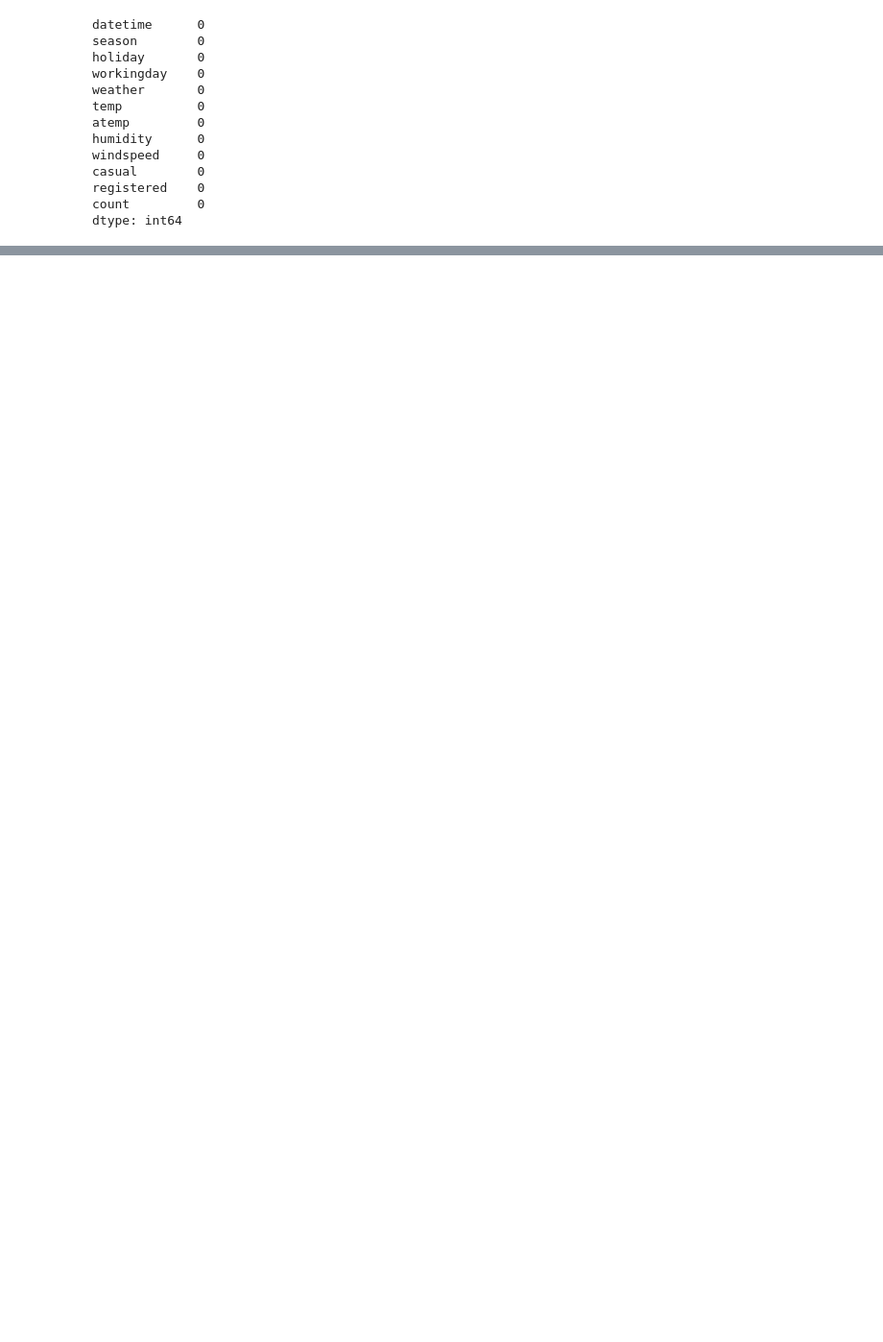
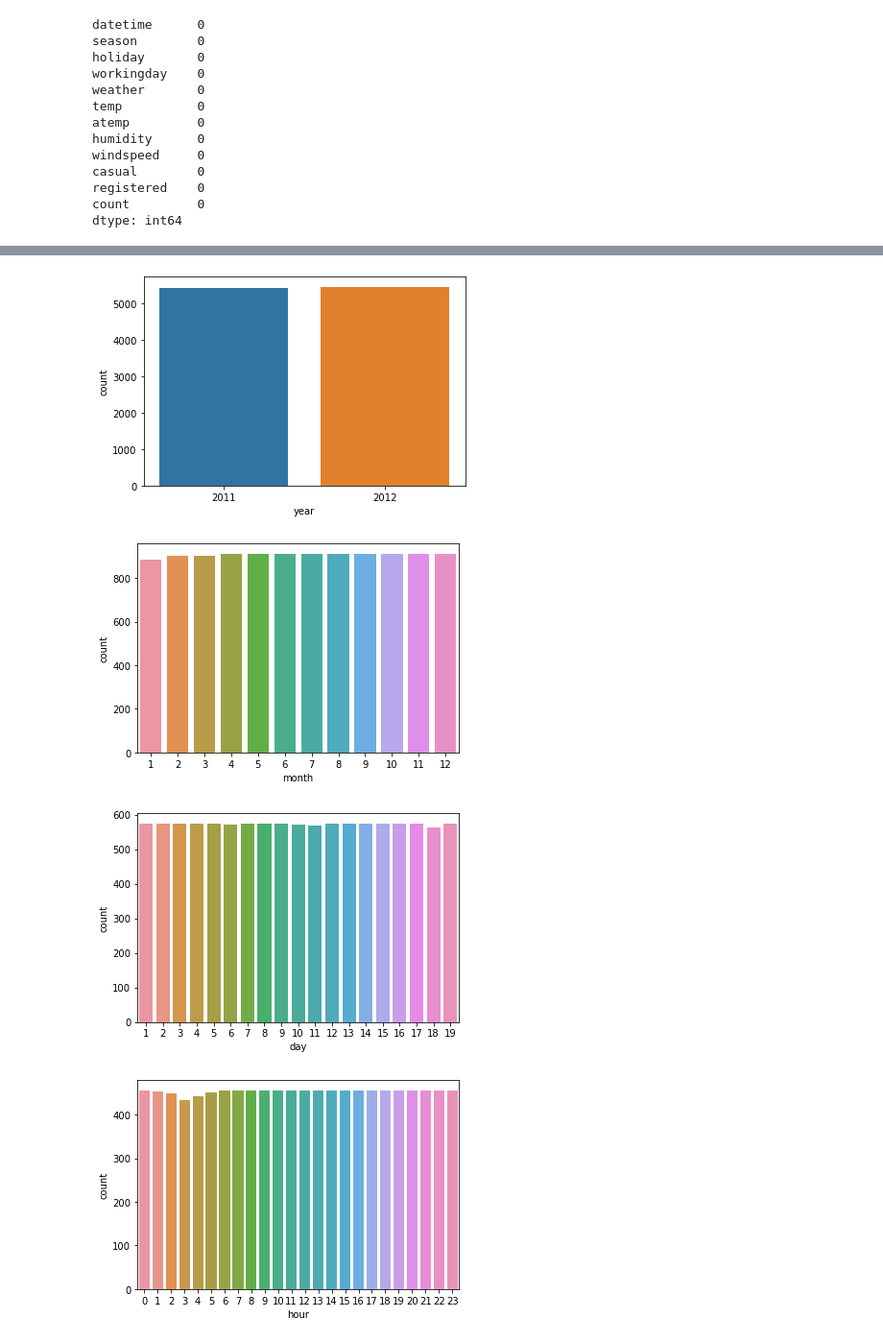
Before and after one commit to Mr-Dheer/BikeSharing, a Jupyter notebook: code.ipynb, the cells around one changed output, grey strips where cells are left out. Shown at 96% size. Saved outputs shown, nothing was run; the diff lists cells and outputs as text; code cells hidden in the pictures; blank space fills up the shorter version.

```diff
--- a/code.ipynb
+++ b/code.ipynb
@@ -42,0 +42,10 @@ sns.histplot(x=df['holiday'])
+# %%
+df['datetime']=pd.to_datetime(df['datetime'])
+
+
+df['day']=df['datetime'].map(lambda x:x.day)
+df['month']=df['datetime'].map(lambda x:x.month)
+df['year']=df['datetime'].map(lambda x:x.year)
+df['hour']=df['datetime'].map(lambda x:x.hour)
+
+df.drop(labels=['datetime'], axis=1, inplace=True)
@@ -42,0 +61,14 @@ sns.histplot(x=df['holiday'])
+# %%
+def countplot(df, feature):
+    sns.countplot(x=df[feature])
+    plt.show()
+
+countplot(df, 'year')
+countplot(df, 'month')
+countplot(df, 'day')
+countplot(df, 'hour')
+# %% [output]
+[figure, added]
+[figure, added]
+[figure, added]
+[figure, added]
```
Also changed, not shown: parts of 9 cells of this notebook.
